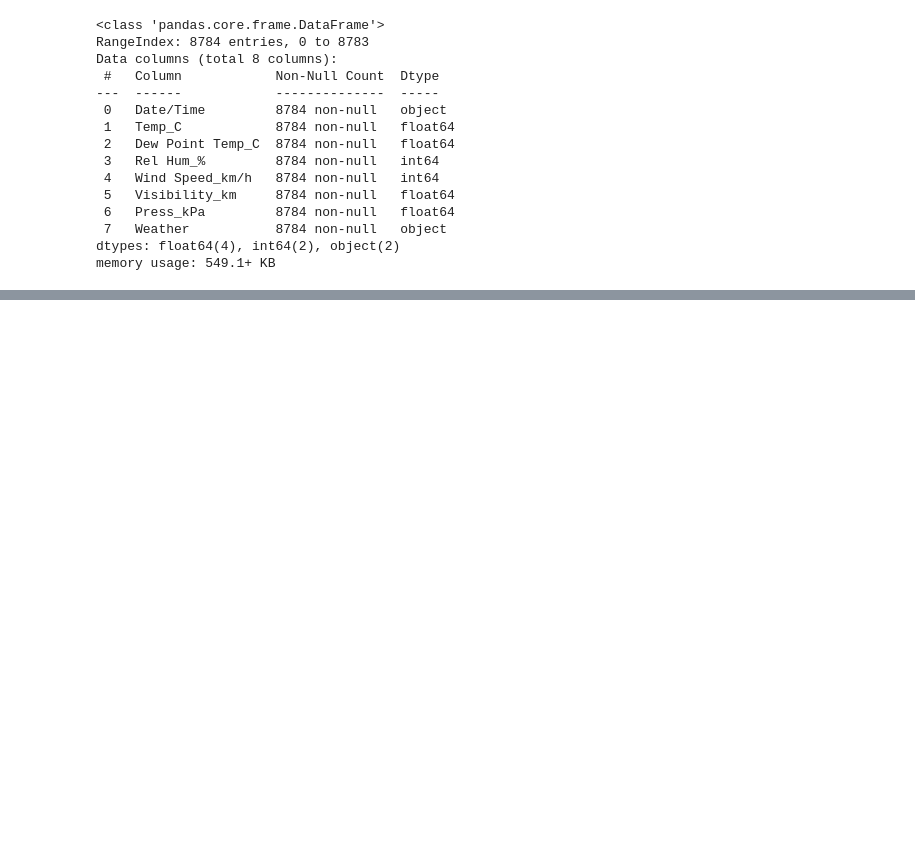
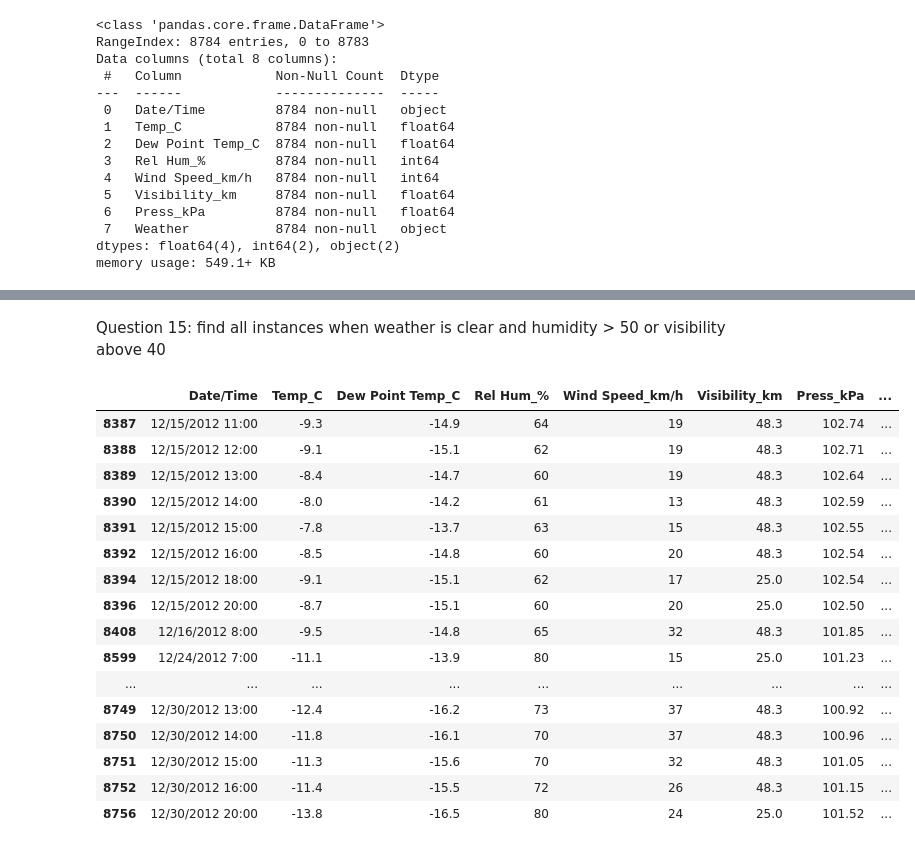
Before and after one commit to capwell-murimi/DATA_, a Jupyter notebook: DATA_PROJECTS_2025/DataAnalysisWithPython/dataAnalysis1.ipynb, the cells around one changed output, grey strips where cells are left out. Saved outputs shown, nothing was run; the diff lists cells and outputs as text; code cells hidden in the pictures; blank space fills up the shorter version.

Commit message:
Every Question complele :

```diff
--- a/DATA_PROJECTS_2025/DataAnalysisWithPython/dataAnalysis1.ipynb
+++ b/DATA_PROJECTS_2025/DataAnalysisWithPython/dataAnalysis1.ipynb
@@ -133,0 +222,2 @@ memory usage: 549.1+ KB
+# %%
+data.rename(columns = {"Weather": "Weather Condition"}, inplace=True)
@@ -133,0 +466,23 @@ memory usage: 549.1+ KB
+# %% [markdown]
+Question 15: find all instances when weather is clear and humidity > 50
+or visibility above 40
+# %%
+data[(data["Weather Condition"] == "Clear") & (data["Rel Hum_%"] > 50 ) | (data["Visibility_km"] > 40)].tail(50)
+# %% [output]
+|  | Date/Time | Temp_C | Dew Point Temp_C | Rel Hum_% | Wind Speed_km/h | Visibility_km | Press_kPa | ... |
+| 8387 | 12/15/2012 11:00 | -9.3 | -14.9 | 64 | 19 | 48.3 | 102.74 | ... |
+| 8388 | 12/15/2012 12:00 | -9.1 | -15.1 | 62 | 19 | 48.3 | 102.71 | ... |
+| 8389 | 12/15/2012 13:00 | -8.4 | -14.7 | 60 | 19 | 48.3 | 102.64 | ... |
+| 8390 | 12/15/2012 14:00 | -8.0 | -14.2 | 61 | 13 | 48.3 | 102.59 | ... |
+| 8391 | 12/15/2012 15:00 | -7.8 | -13.7 | 63 | 15 | 48.3 | 102.55 | ... |
+| 8392 | 12/15/2012 16:00 | -8.5 | -14.8 | 60 | 20 | 48.3 | 102.54 | ... |
+| 8394 | 12/15/2012 18:00 | -9.1 | -15.1 | 62 | 17 | 25.0 | 102.54 | ... |
+| 8396 | 12/15/2012 20:00 | -8.7 | -15.1 | 60 | 20 | 25.0 | 102.50 | ... |
+| 8408 | 12/16/2012 8:00 | -9.5 | -14.8 | 65 | 32 | 48.3 | 101.85 | ... |
+| 8599 | 12/24/2012 7:00 | -11.1 | -13.9 | 80 | 15 | 25.0 | 101.23 | ... |
+| ... | ... | ... | ... | ... | ... | ... | ... | ... |
+| 8749 | 12/30/2012 13:00 | -12.4 | -16.2 | 73 | 37 | 48.3 | 100.92 | ... |
+| 8750 | 12/30/2012 14:00 | -11.8 | -16.1 | 70 | 37 | 48.3 | 100.96 | ... |
+| 8751 | 12/30/2012 15:00 | -11.3 | -15.6 | 70 | 32 | 48.3 | 101.05 | ... |
+| 8752 | 12/30/2012 16:00 | -11.4 | -15.5 | 72 | 26 | 48.3 | 101.15 | ... |
+| 8756 | 12/30/2012 20:00 | -13.8 | -16.5 | 80 | 24 | 25.0 | 101.52 | ... |
```
Also changed, not shown: parts of 37 cells of this notebook, 1 other file.
